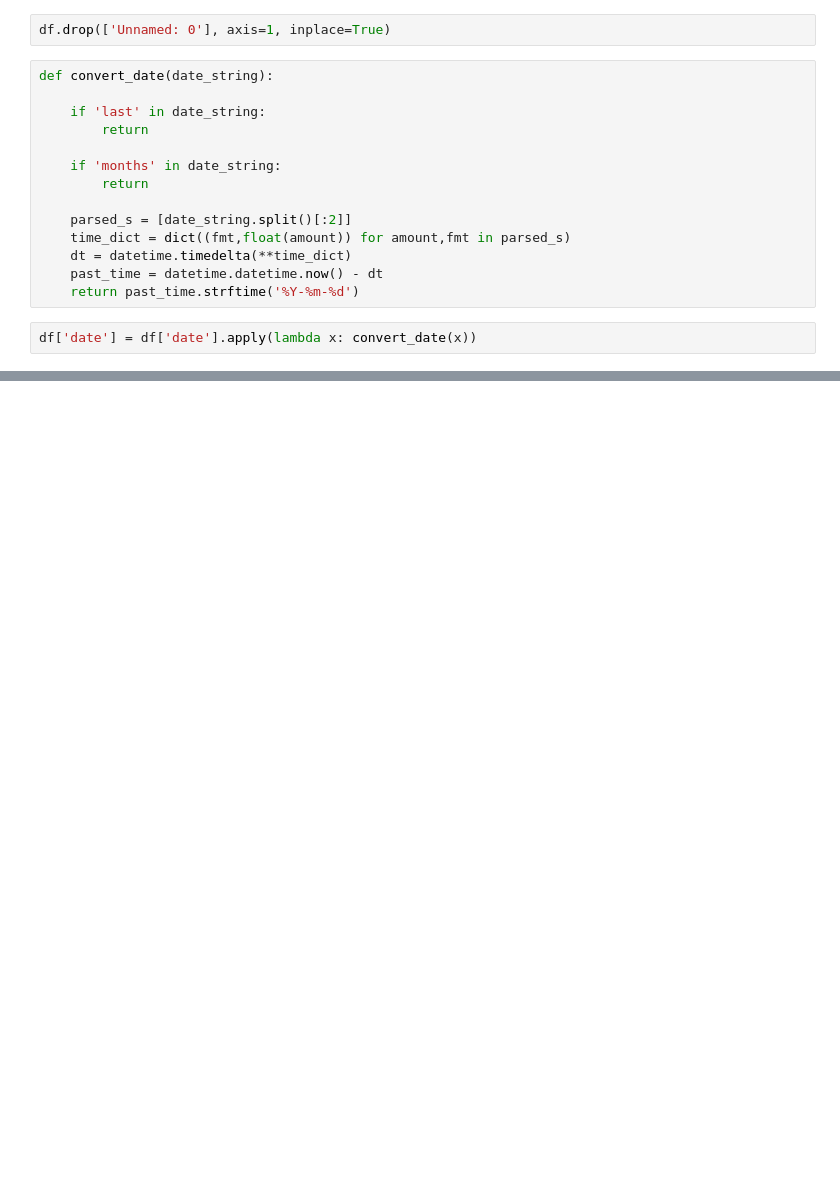
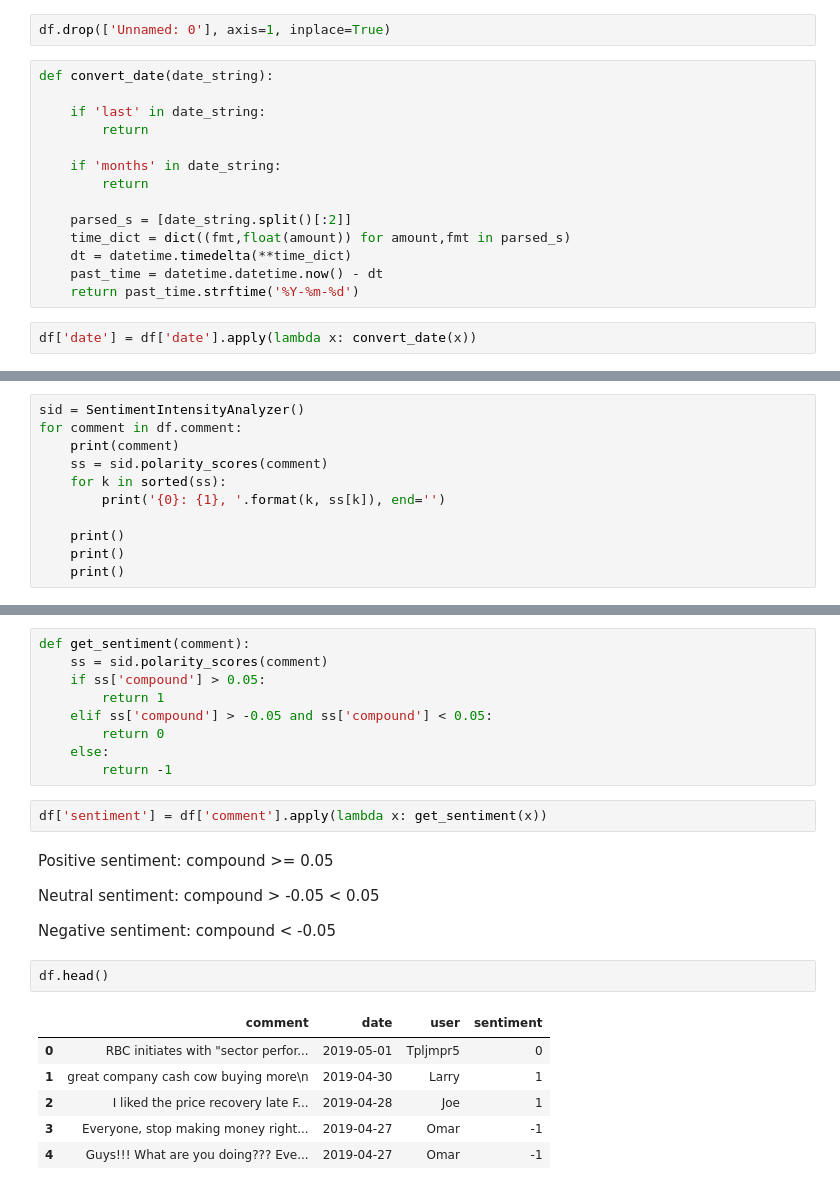
Before and after one commit to MathiasLund/exam-semester2, a Jupyter notebook: Datascraper_Yahoo.ipynb, the cells around one changed output, grey strips where cells are left out. Saved outputs shown, nothing was run; the diff lists cells and outputs as text; blank space fills up the shorter version.

```diff
--- a/Datascraper_Yahoo.ipynb
+++ b/Datascraper_Yahoo.ipynb
@@ -198,0 +211,11 @@ df.head()
+# %%
+sid = SentimentIntensityAnalyzer()
+for comment in df.comment:
+    print(comment)
+    ss = sid.polarity_scores(comment)
+    for k in sorted(ss):
+        print('{0}: {1}, '.format(k, ss[k]), end='')
+
+    print()
+    print()
+    print()
@@ -198,0 +240,26 @@ df.head()
+# %%
+def get_sentiment(comment):
+    ss = sid.polarity_scores(comment)
+    if ss['compound'] > 0.05:
+        return 1
+    elif ss['compound'] > -0.05 and ss['compound'] < 0.05:
+        return 0
+    else:
+        return -1
+# %%
+df['sentiment'] = df['comment'].apply(lambda x: get_sentiment(x))
+# %% [markdown]
+Positive sentiment: compound >= 0.05
+
+Neutral sentiment: compound > -0.05 < 0.05
+
+Negative sentiment: compound < -0.05
+# %%
+df.head()
+# %% [output]
+|  | comment | date | user | sentiment |
+| 0 | RBC initiates with "sector perfor... | 2019-05-01 | Tpljmpr5 | 0 |
+| 1 | great company cash cow buying more\n | 2019-04-30 | Larry | 1 |
+| 2 | I liked the price recovery late F... | 2019-04-28 | Joe | 1 |
+| 3 | Everyone, stop making money right... | 2019-04-27 | Omar | -1 |
+| 4 | Guys!!! What are you doing??? Eve... | 2019-04-27 | Omar | -1 |
```
Also changed, not shown: parts of 6 cells of this notebook.
